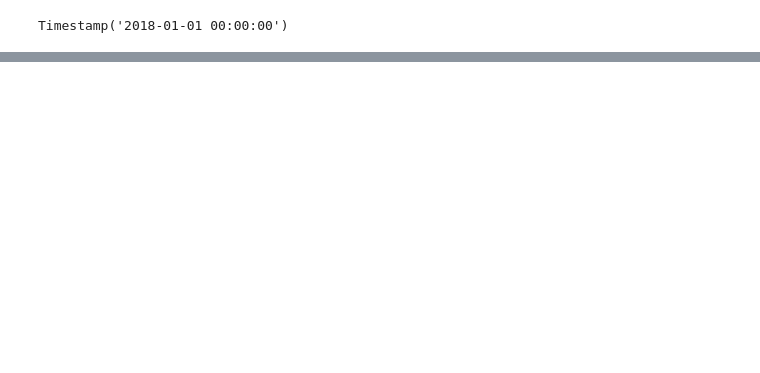
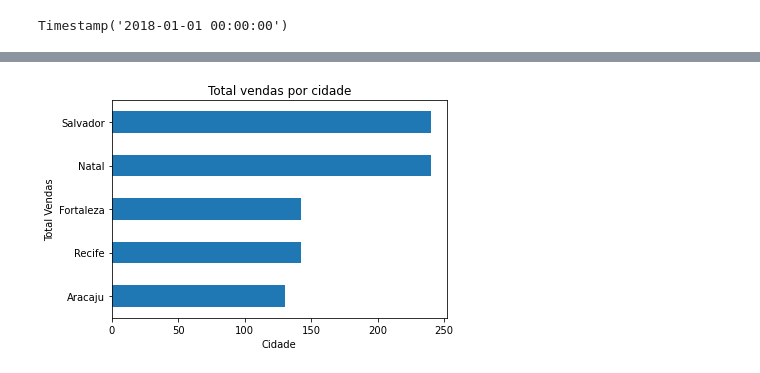
Before and after one commit to lucasmartins14/Pandas, a Jupyter notebook: Aula2_Pandas_DIO.ipynb, the cells around one changed output, grey strips where cells are left out. Cells and saved outputs as stored; diff of their text form; code cells hidden in the pictures; blank space fills up the shorter version.

```diff
--- a/Aula2_Pandas_DIO.ipynb
+++ b/Aula2_Pandas_DIO.ipynb
@@ -295,0 +347,9 @@ venda_marco_19.sample(20)
+# %%
+# Adicionanto titulo e alterando nome dos eitos
+import matplotlib.pyplot as plt
+
+df["Cidade"].value_counts(ascending=True).plot.barh(title="Total vendas por cidade")
+plt.xlabel("Cidade")
+plt.ylabel("Total Vendas");
+# %% [output]
+[figure, added]
```
Also changed, not shown: parts of 16 cells of this notebook, 1 other file.
